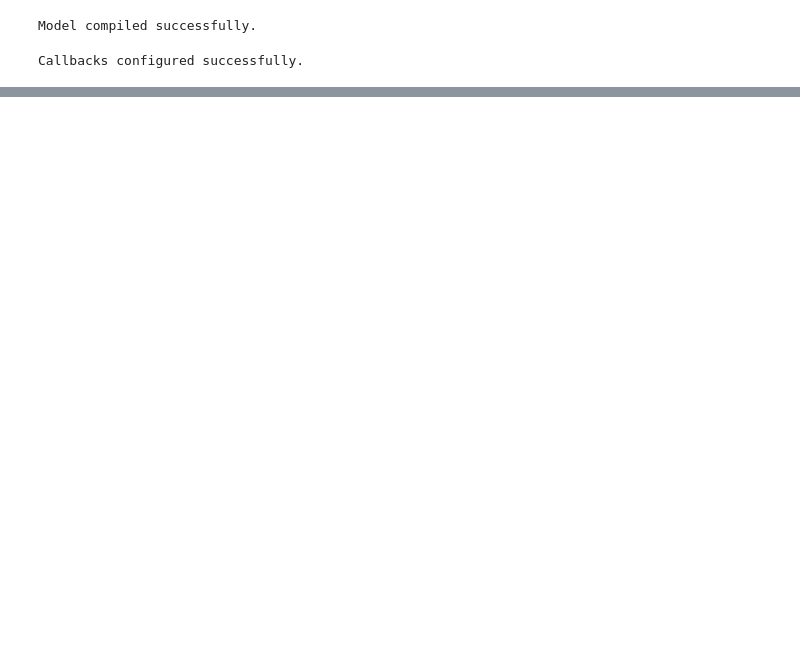
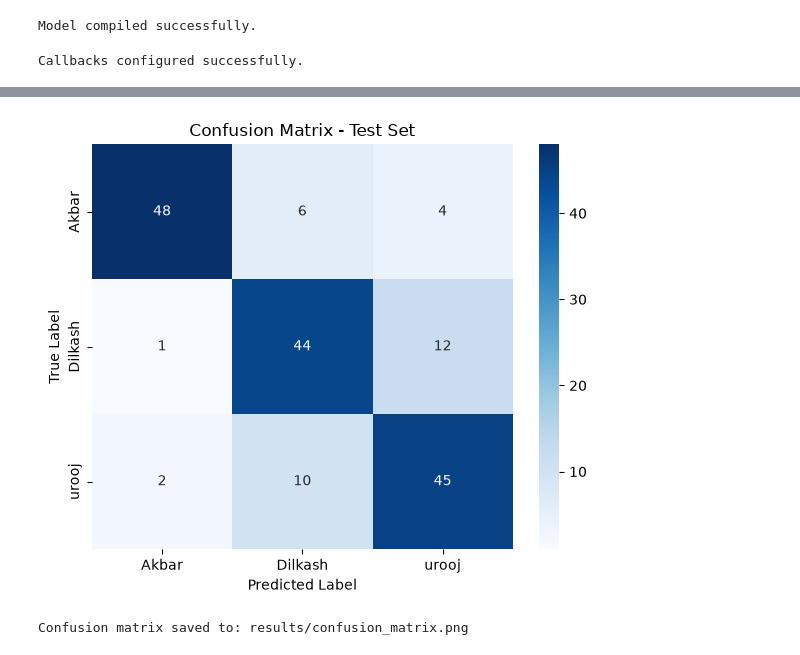
Before and after one commit to 2005shalini/wheat-image-classification, a Jupyter notebook: notebooks/02_model_building.ipynb, the cells around one changed output, grey strips where cells are left out. Cells and saved outputs as stored; diff of their text form; code cells hidden in the pictures; blank space fills up the shorter version.

```diff
--- a/notebooks/02_model_building.ipynb
+++ b/notebooks/02_model_building.ipynb
@@ -192,0 +193,9 @@ Restoring model weights from the end of the best epoch: 6.
+# %%
+FINE_TUNE_EPOCHS = 20
+
+history_fine = model.fit(
+    train_ds,
+    validation_data=val_ds,
+    epochs=FINE_TUNE_EPOCHS,
+    callbacks=callbacks  # same checkpoint + early stopping as before
+)
@@ -192,0 +253,17 @@ Restoring model weights from the end of the best epoch: 6.
+# %%
+from sklearn.metrics import accuracy_score, precision_score, recall_score, f1_score, classification_report
+
+class_names = sorted(df['class_name'].unique())  # ['Akbar', 'Dilkash', 'urooj']
+
+accuracy = accuracy_score(y_true, y_pred)
+precision = precision_score(y_true, y_pred, average='macro')
+recall = recall_score(y_true, y_pred, average='macro')
+f1 = f1_score(y_true, y_pred, average='macro')
+
+print(f"Test Accuracy:  {accuracy:.4f}")
+print(f"Precision (macro): {precision:.4f}")
+print(f"Recall (macro):    {recall:.4f}")
+print(f"F1-score (macro):  {f1:.4f}")
+
+print("\nDetailed classification report:")
+print(classification_report(y_true, y_pred, target_names=class_names))
@@ -192,0 +286,22 @@ Restoring model weights from the end of the best epoch: 6.
+# %%
+from sklearn.metrics import confusion_matrix
+import seaborn as sns
+
+cm = confusion_matrix(y_true, y_pred)
+
+plt.figure(figsize=(6, 5))
+sns.heatmap(cm, annot=True, fmt='d', cmap='Blues',
+            xticklabels=class_names, yticklabels=class_names)
+plt.xlabel('Predicted Label')
+plt.ylabel('True Label')
+plt.title('Confusion Matrix - Test Set')
+plt.tight_layout()
+
+# Save for the report
+plt.savefig('../results/confusion_matrix.png', dpi=150)
+plt.show()
+
+print("\nConfusion matrix saved to: results/confusion_matrix.png")
+# %% [output]
+[figure, added]
+Confusion matrix saved to: results/confusion_matrix.png
```
Also changed, not shown: parts of 7 cells of this notebook, 4 other files.
